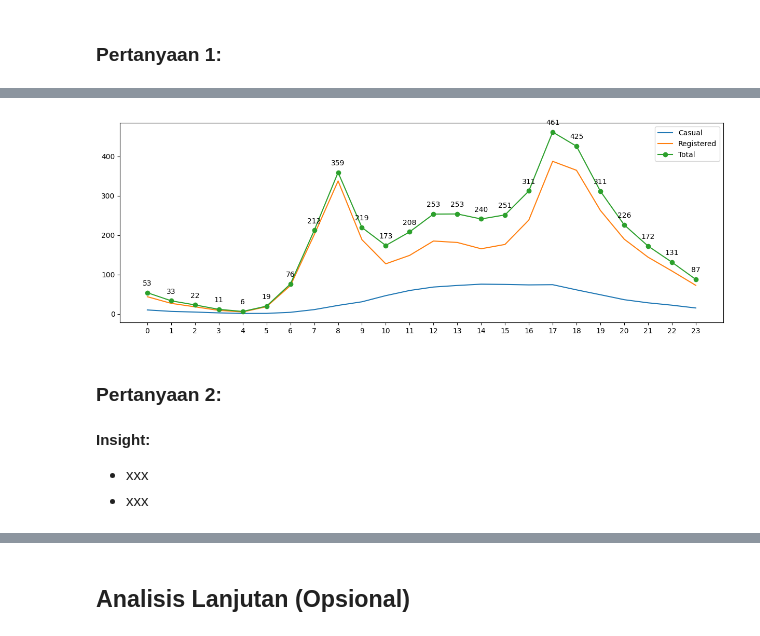
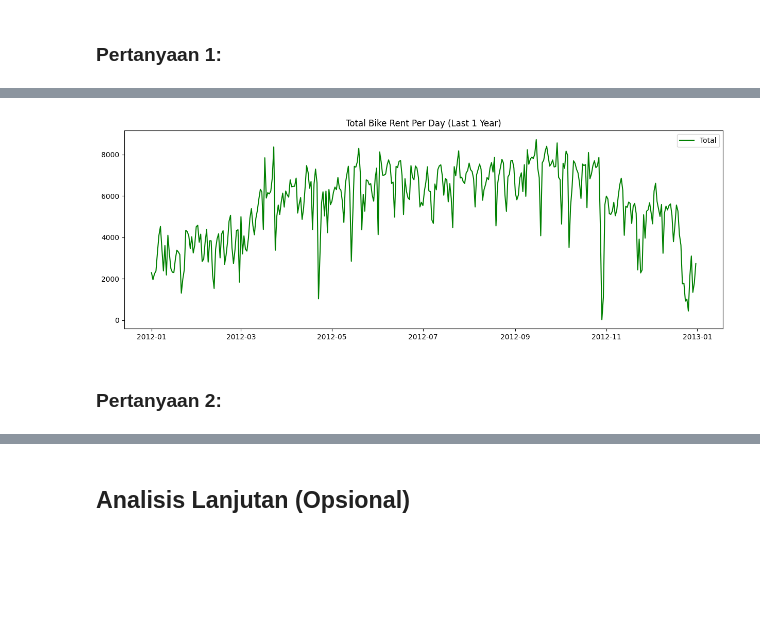
Before and after one commit to gdaffa/dicoding-machine-learning, a Jupyter notebook: Belajar Analisis Data dengan Python/analisa.ipynb, the cells around one changed output, grey strips where cells are left out. Drawn from its saved outputs; the diff is of its cells as text; code cells hidden in the pictures; blank space fills up the shorter version.

```diff
--- a/Belajar Analisis Data dengan Python/analisa.ipynb
+++ b/Belajar Analisis Data dengan Python/analisa.ipynb
@@ -284,0 +302,3 @@ hour_df
+# %%
+user_month_df = day_df[day_df.yr == 1].reset_index()
+user_month_df
@@ -328,41 +394,17 @@ plt.show()
-# %%
-hour_df2 = hour_df.groupby('hr').agg({
-    'casual': 'mean',
-    'registered': 'mean',
-    'cnt': 'mean',
-}).reset_index()
-
-width = 0.2
-plt.figure(figsize = (15, 5))
-
-plt.plot(
-    hour_df2.hr,
-    hour_df2.casual,
-    label = 'Casual'
-)
-plt.plot(
-    hour_df2.hr,
-    hour_df2.registered,
-    label = 'Registered'
-)
-plt.plot(
-    hour_df2.hr,
-    hour_df2.cnt,
-    label = 'Total',
-    marker = 'o'
-)
-
-for i, value in enumerate(hour_df2.cnt):
-    plt.annotate(f'{int(value)}', (i, hour_df2.cnt[i]), textcoords="offset points", xytext=(0, 10), ha='center')
-
-plt.xticks(hour_df2.index)
-plt.legend()
-plt.show()
-# %% [output]
-[figure, removed]
+# %%
+plt.figure(figsize = (15, 5))
+
+plt.plot(
+    user_month_df.dteday,
+    user_month_df.cnt,
+    label='Total',
+    color='green'
+)
+
+plt.title('Total Bike Rent Per Day (Last 1 Year)')
+plt.legend()
+plt.show()
+# %% [output]
+[figure, added]
 # %% [markdown]
 ### Pertanyaan 2:
-# %% [markdown]
-**Insight:**
-- xxx
-- xxx
```
Also changed, not shown: parts of 27 cells of this notebook, 2 other files.
